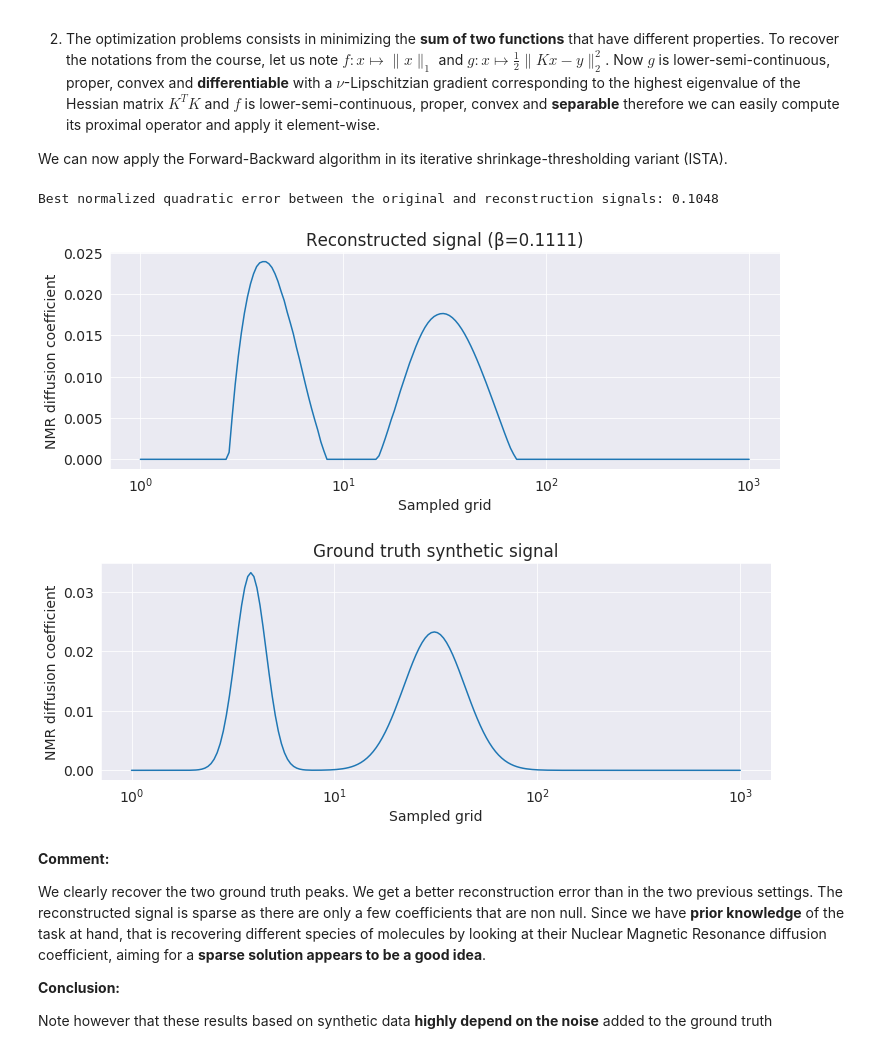
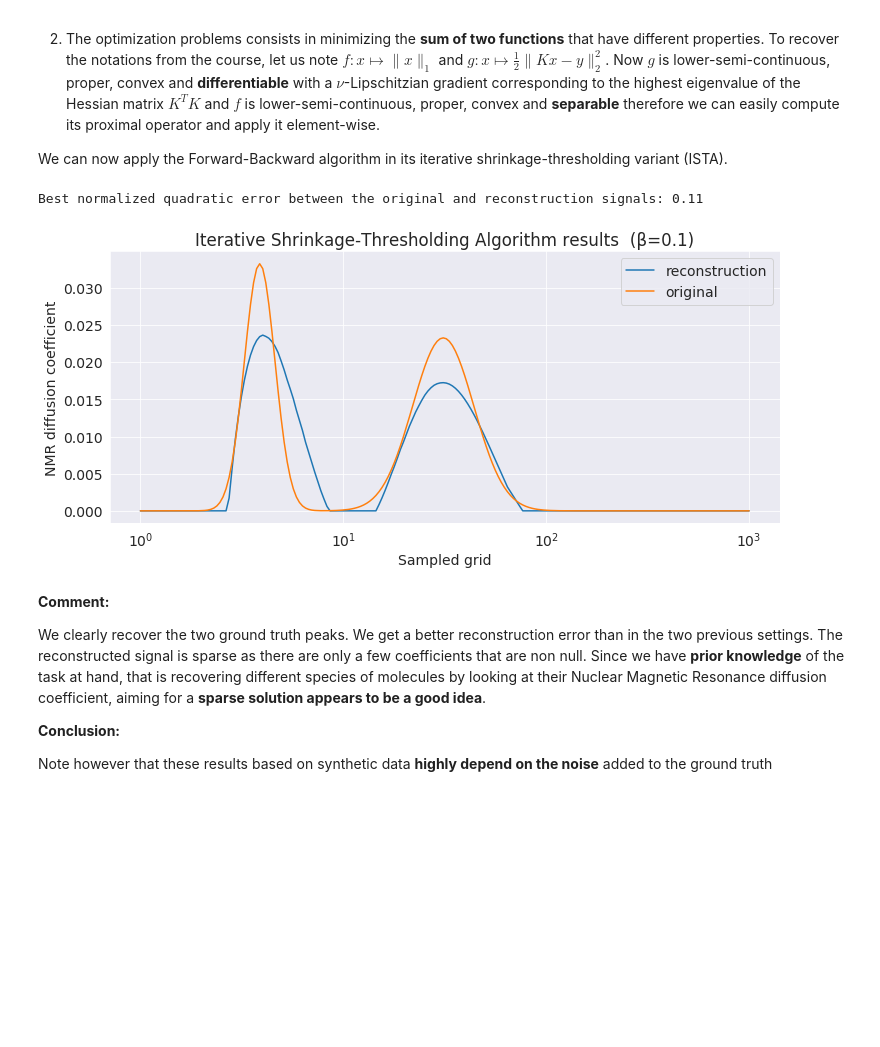
Before and after one commit to azouaoui-cv/LSOPTIM, a Jupyter notebook: TP2/NMR.ipynb, the cells around one changed output. Cells and saved outputs as stored; diff of their text form; code cells hidden in the pictures; blank space fills up the shorter version.

```diff
--- a/TP2/NMR.ipynb
+++ b/TP2/NMR.ipynb
@@ -263,7 +264,7 @@ for i in range(N - 1):
 D[0, -1] = -1
 
 # Set the clipping values
-x_min = 1e-3
+x_min = 1e-4
 x_max = 1
 
 
@@ -273,7 +274,7 @@ best_x_hat = None
 best_β = None
 tol = 1e-3 # stopping criterion parameter
 
-β_range = np.linspace(1e-7, 1e-5, num=5, endpoint=True)
+β_range = np.linspace(0.1, 1, num=10, endpoint=True)
 
 for β in β_range:
 
@@ -313,18 +314,13 @@ print(f"Best normalized quadratic error between"
       f" the original and reconstruction signals: {round(best_error, 4)}")
 
 # Display the reconstructed x_hat as a function of T using log scale horizontal axis
-plt.figure(figsize=(12, 4))
-plt.title(f"Reconstructed signal (β={best_β})")
-plt.plot(T, best_x_hat)
+plt.figure(figsize=(12, 5))
+plt.title(f"Projected Gradient Algorithm results using Smoothness + Constraints (β={best_β})")
+plt.plot(T, best_x_hat, label="reconstruction")
+# Display the original signal x as a function of T using log scale horizontal axis
+plt.plot(T, x, label="original")
 plt.xlabel("Sampled grid")
 plt.ylabel("NMR diffusion coefficient")
-plt.xscale("log");
-
-# Display the original signal x as a function of T using log scale horizontal axis
-plt.figure(figsize=(12, 4))
-plt.title("Ground truth synthetic signal")
-plt.plot(T, x)
-plt.xlabel("Sampled grid")
-plt.ylabel("NMR diffusion coefficient")
-plt.xscale("log");
+plt.xscale("log")
+plt.legend(frameon=True);
 # %% [output]
@@ -356,7 +351,7 @@ best_x_hat = None
 best_β = None
 tol = 1e-3 # stopping criterion
 
-β_range = np.linspace(1e-6, 1, num=10, endpoint=True)
+β_range = np.linspace(0.1, 0.5, num=10, endpoint=True)
 
 
 
@@ -375,48 +370,42 @@ for β in β_range:
 
     # Initialization
     x_curr = np.zeros_like(x)
     x_next = np.ones_like(x)
 
     # Implement the Projected Gradient Algorithm
     while np.any(np.abs(x_next - x_curr) / (np.abs(x_curr) + 1e-8) > tol): # stopping criterion
         x_curr = x_next
         y_curr = x_curr - γ * K.T.dot(K.dot(x_curr) - y)
         # Thresholding
         x_next = x_curr + λ * (np.sign(y_curr) * np.maximum(np.abs(y_curr) - (β / 2 * γ), 0) - x_curr)
 
 
     x_hat = x_next
 
     error = quadratic_error(x_hat, x)
 
     if error < best_error:
         best_error = error
         best_x_hat = x_hat
         best_β = β
 
 # Display the reconstruction error
 print(f"Best normalized quadratic error between"
       f" the original and reconstruction signals: {round(best_error, 4)}")
 
 # Display the reconstructed x_hat as a function of T using log scale horizontal axis
-plt.figure(figsize=(12, 4))
-plt.title(f"Reconstructed signal (β={round(best_β, 4)})")
-plt.plot(T, best_x_hat)
+plt.figure(figsize=(12, 5))
+plt.title(f"Iterative Shrinkage-Thresholding Algorithm results  (β={round(best_β, 4)})")
+plt.plot(T, best_x_hat, label="reconstruction")
+# Display the original signal x as a function of T using log scale horizontal axis
+plt.plot(T, x, label="original")
 plt.xlabel("Sampled grid")
 plt.ylabel("NMR diffusion coefficient")
-plt.xscale("log");
-
-# Display the original signal x as a function of T using log scale horizontal axis
-plt.figure(figsize=(12, 4))
-plt.title("Ground truth synthetic signal")
-plt.plot(T, x)
-plt.xlabel("Sampled grid")
-plt.ylabel("NMR diffusion coefficient")
-plt.xscale("log");
+plt.xscale("log")
+plt.legend(frameon=True);
 # %% [output]
-Best normalized quadratic error between the original and reconstruction signals: 0.1048
+Best normalized quadratic error between the original and reconstruction signals: 0.11
-[figure, old version]
+[figure, new version]
-[figure, removed]
 # %% [markdown]
 **Comment:**
 
```
Also changed, not shown: parts of 14 cells of this notebook.
